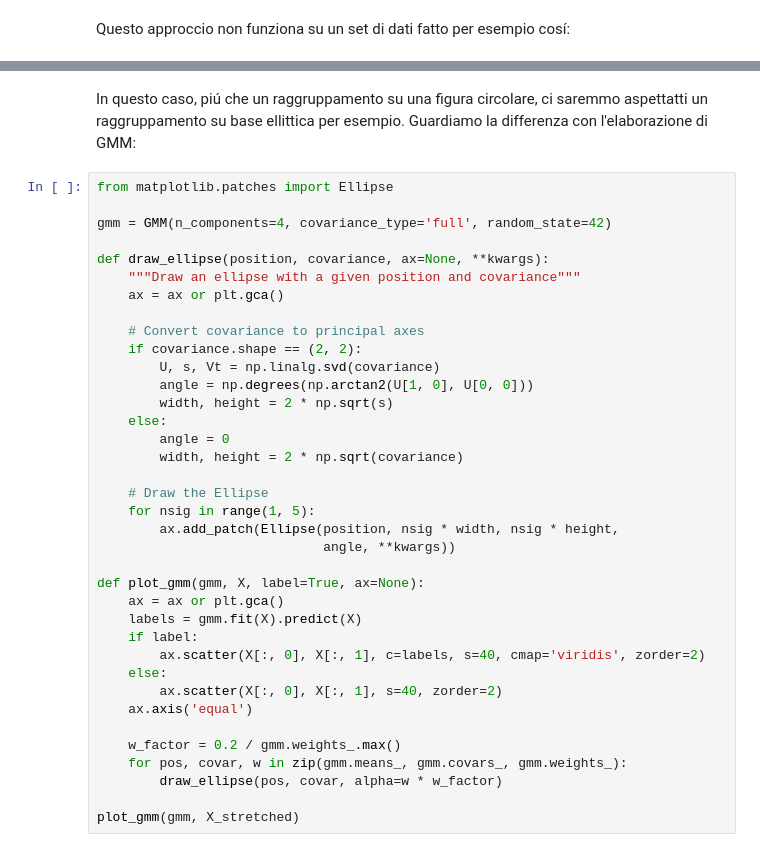
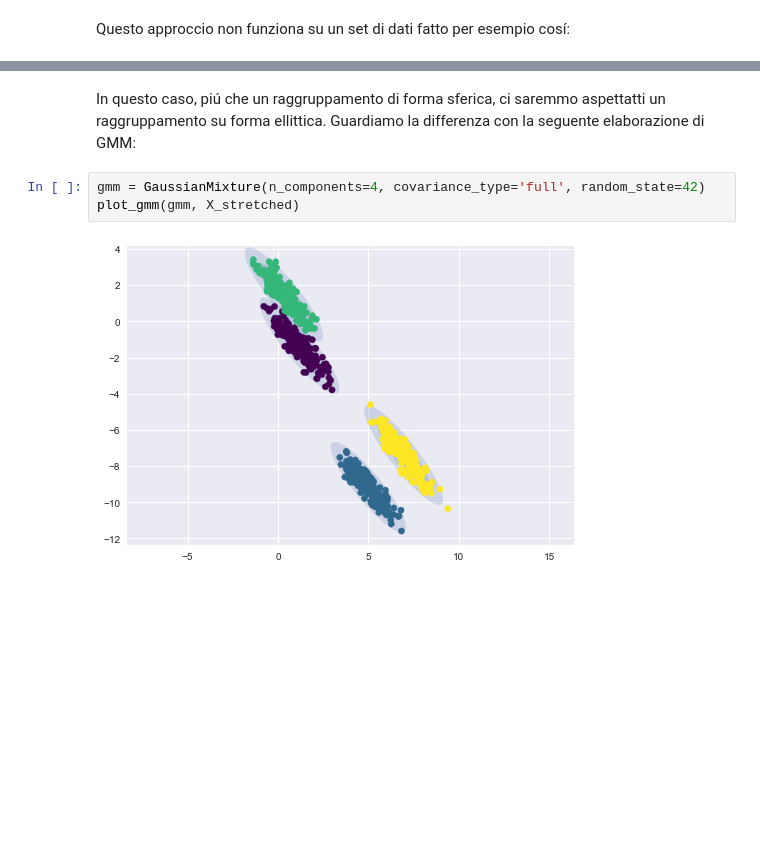
Before and after one commit to alessandrocucci/kmean_vs_gmm, a Jupyter notebook: Kmean_vs_GMM.ipynb, the cells around one changed output, grey strips where cells are left out. Cells and saved outputs as stored; diff of their text form; blank space fills up the shorter version.

```diff
--- a/Kmean_vs_GMM.ipynb
+++ b/Kmean_vs_GMM.ipynb
@@ -111,39 +121,7 @@ plot_kmeans(kmeans, X_stretched)
 # %% [markdown]
-In questo caso, piú che un raggruppamento su una figura circolare, ci saremmo aspettatti un raggruppamento su base ellittica per esempio. Guardiamo la differenza con l'elaborazione di GMM:
+In questo caso, piú che un raggruppamento di forma sferica, ci saremmo aspettatti un raggruppamento su forma ellittica. Guardiamo la differenza con la seguente elaborazione di GMM:
-# %%
-from matplotlib.patches import Ellipse
-
-gmm = GMM(n_components=4, covariance_type='full', random_state=42)
-
-def draw_ellipse(position, covariance, ax=None, **kwargs):
-    """Draw an ellipse with a given position and covariance"""
-    ax = ax or plt.gca()
-
-    # Convert covariance to principal axes
-    if covariance.shape == (2, 2):
-        U, s, Vt = np.linalg.svd(covariance)
-        angle = np.degrees(np.arctan2(U[1, 0], U[0, 0]))
-        width, height = 2 * np.sqrt(s)
-    else:
-        angle = 0
-        width, height = 2 * np.sqrt(covariance)
-
-    # Draw the Ellipse
-    for nsig in range(1, 5):
-        ax.add_patch(Ellipse(position, nsig * width, nsig * height,
-                             angle, **kwargs))
-
-def plot_gmm(gmm, X, label=True, ax=None):
-    ax = ax or plt.gca()
-    labels = gmm.fit(X).predict(X)
-    if label:
-        ax.scatter(X[:, 0], X[:, 1], c=labels, s=40, cmap='viridis', zorder=2)
-    else:
-        ax.scatter(X[:, 0], X[:, 1], s=40, zorder=2)
-    ax.axis('equal')
-
-    w_factor = 0.2 / gmm.weights_.max()
-    for pos, covar, w in zip(gmm.means_, gmm.covars_, gmm.weights_):
-        draw_ellipse(pos, covar, alpha=w * w_factor)
-
-plot_gmm(gmm, X_stretched)
+# %%
+gmm = GaussianMixture(n_components=4, covariance_type='full', random_state=42)
+plot_gmm(gmm, X_stretched)
+# %% [output]
+[figure, added]
```
Also changed, not shown: parts of 31 cells of this notebook, 1 other file.
